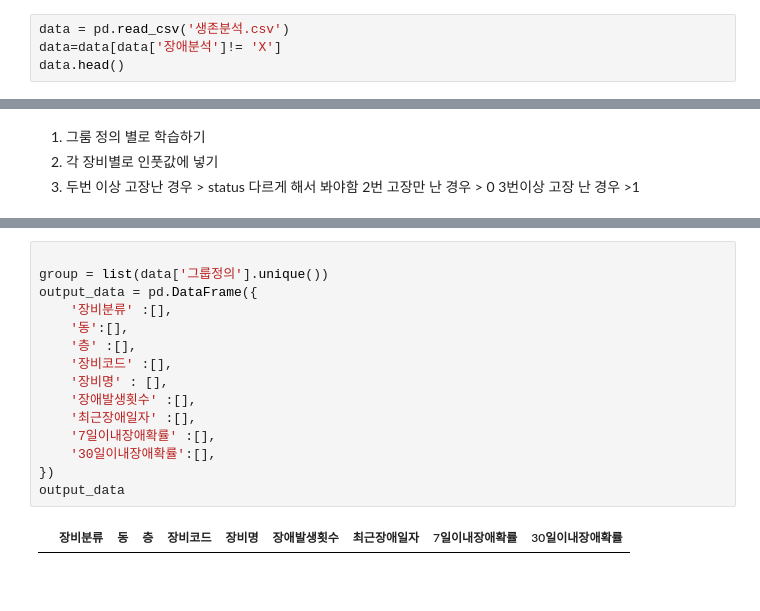
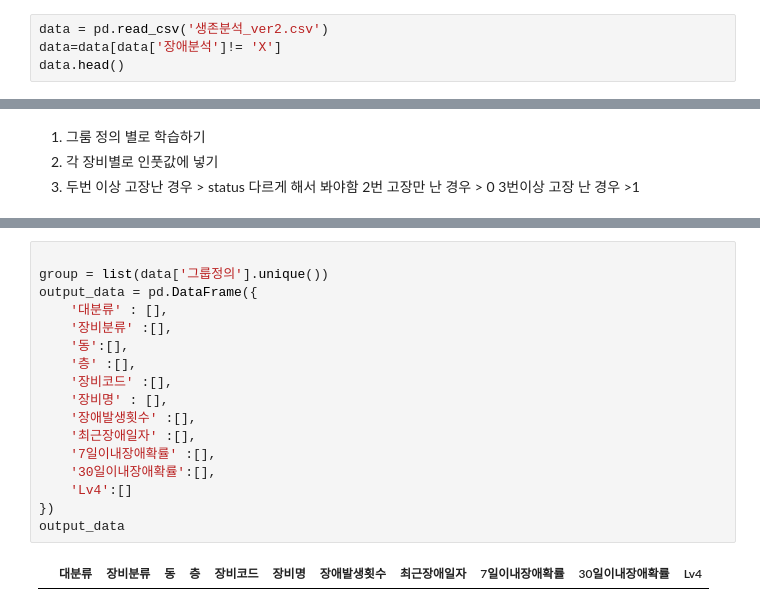
Before and after one commit to KeumHyeonJun/Governmnet_project, a Jupyter notebook: 자재/생존분석/생존분석.ipynb, the cells around one changed output, grey strips where cells are left out. Saved outputs shown, nothing was run; the diff lists cells and outputs as text.

```diff
--- a/자재/생존분석/생존분석.ipynb
+++ b/자재/생존분석/생존분석.ipynb
@@ -5,7 +5,7 @@ import datetime
 # %%
 #pd.options.display.float_format = '{:.3f}'.format
 # %%
-data = pd.read_csv('생존분석.csv')
+data = pd.read_csv('생존분석_ver2.csv')
 data=data[data['장애분석']!= 'X']
 data.head()
 # %% [output]
@@ -195,19 +212,21 @@ def kplan(그룹정의):
 # %%
 
 group = list(data['그룹정의'].unique())
 output_data = pd.DataFrame({
+    '대분류' : [],
     '장비분류' :[],
     '동':[],
     '층' :[],
     '장비코드' :[],
     '장비명' : [],
     '장애발생횟수' :[],
     '최근장애일자' :[],
     '7일이내장애확률' :[],
     '30일이내장애확률':[],
+    'Lv4':[]
 })
 output_data
 # %% [output]
-|  | 장비분류 | 동 | 층 | 장비코드 | 장비명 | 장애발생횟수 | 최근장애일자 | 7일이내장애확률 | 30일이내장애확률 |
+|  | 대분류 | 장비분류 | 동 | 층 | 장비코드 | 장비명 | 장애발생횟수 | 최근장애일자 | 7일이내장애확률 | 30일이내장애확률 | Lv4 |
 # %%
 for i in group:
```
Also changed, not shown: parts of 17 cells of this notebook, 4 other files.
